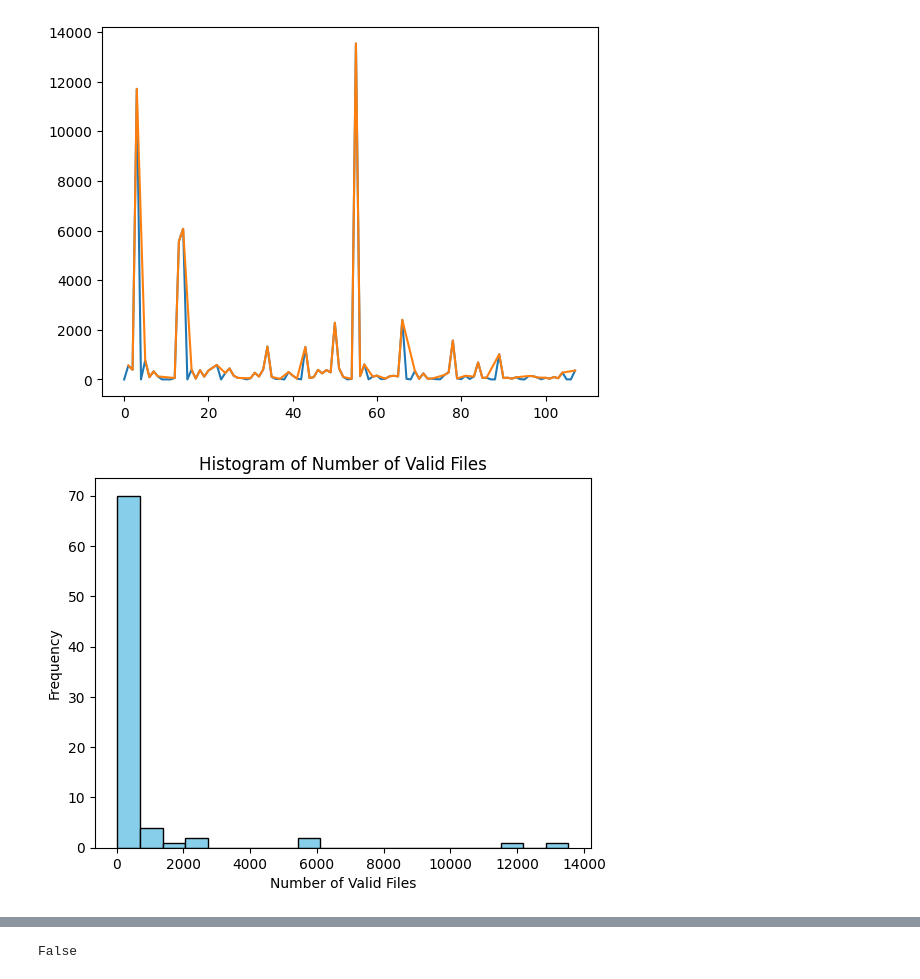
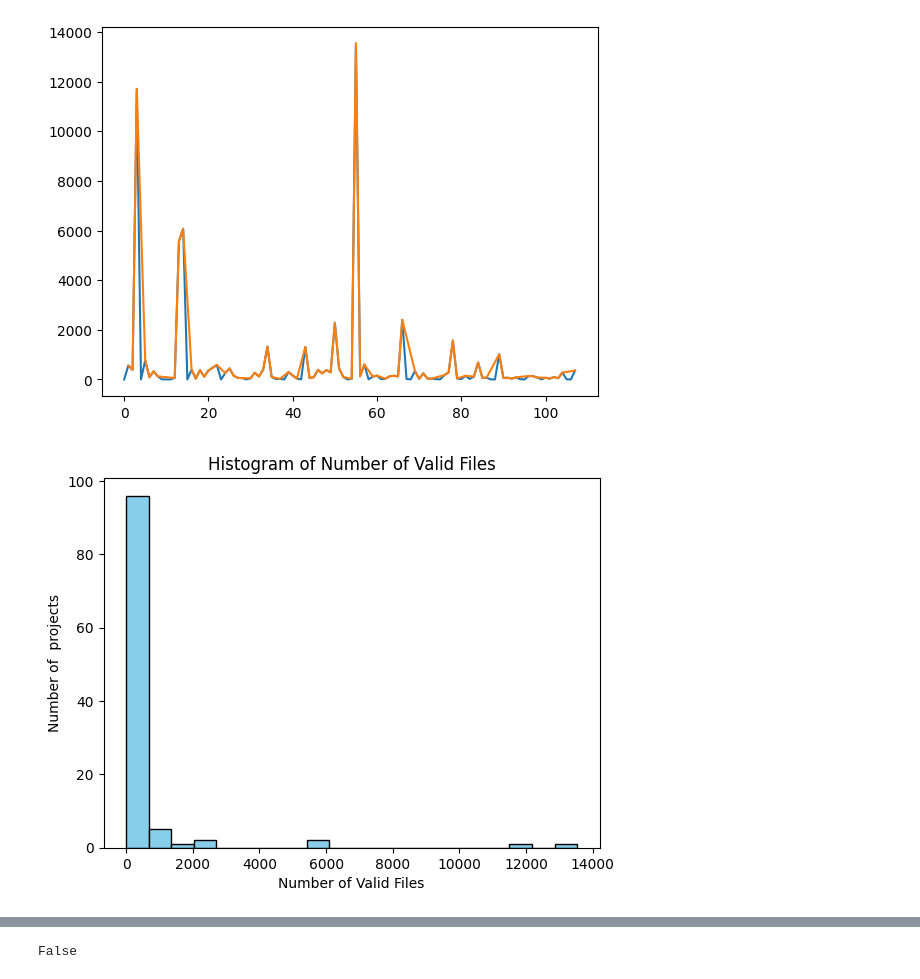
Before and after one commit to h083onis/siamese_network, a Jupyter notebook: collect_repo_diff.ipynb, the cells around one changed output, grey strips where cells are left out. Cells and saved outputs as stored; diff of their text form; code cells hidden in the pictures.

```diff
--- a/collect_repo_diff.ipynb
+++ b/collect_repo_diff.ipynb
@@ -134,6 +134,17 @@ filtered_df.to_csv('repo_list_quantile_25%.csv', index=False)
 # %% [output]
 25.75
 [figure]
+# %%
+import matplotlib.pyplot as plt
+import pandas as pd
+filtered_df = pd.read_csv('resource/repo_list2.csv', header=0)
+plt.hist(filtered_df['num_valid_files'], bins=20, color='skyblue', edgecolor='black')
+plt.xlabel('Number of Valid Files')
+plt.ylabel('Number of  projects')
+plt.title('Histogram of Number of Valid Files')
+plt.show()
+# %% [output]
+[figure, added]
 # %%
 import pandas as pd
 import git
@@ -145,13 +156,3 @@ for index, rows in df.iterrows():
     df.loc[index, 'hexhsha'] = commit.hexsha
 
 df.to_csv('resource/valid_repo_list.csv', index=False)
-# %%
-import matplotlib.pyplot as plt
-
-plt.hist(filtered_df['num_valid_files'], bins=20, color='skyblue', edgecolor='black')
-plt.xlabel('Number of Valid Files')
-plt.ylabel('Number of  projects')
-plt.title('Histogram of Number of Valid Files')
-plt.show()
-# %% [output]
-[figure, removed]
```
Also changed, not shown: parts of 7 cells of this notebook, 1 other file.
